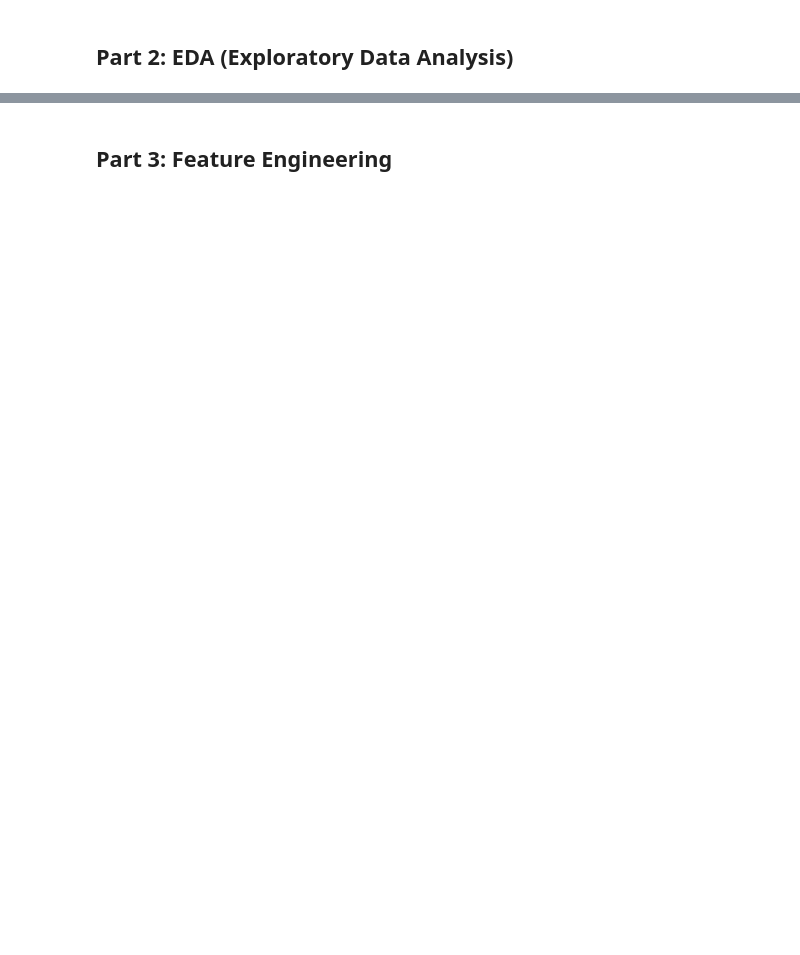
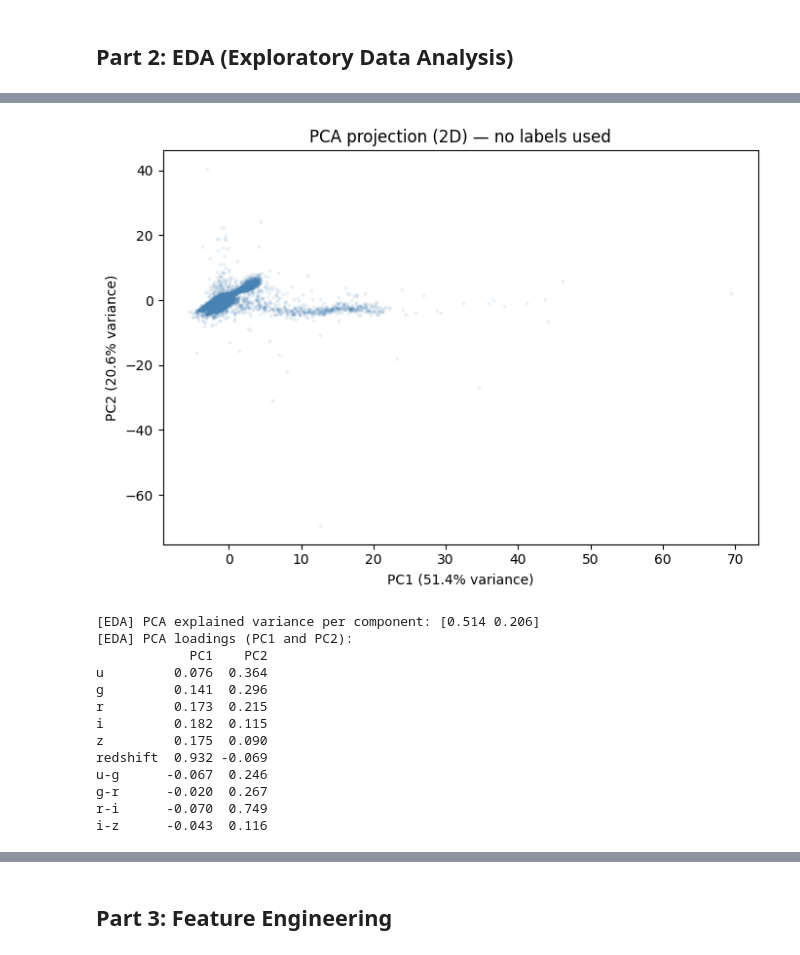
Before and after one commit to DaerenKim/IT1244-Astral-Sentiment-Analysis-Clustering, a Jupyter notebook: astral.ipynb, the cells around one changed output, grey strips where cells are left out. Cells and saved outputs as stored; diff of their text form; code cells hidden in the pictures; blank space fills up the shorter version.

```diff
--- a/astral.ipynb
+++ b/astral.ipynb
@@ -170,0 +196,34 @@ i-z        0.281652  0.252033  -5.64933  11.546050
+# %%
+from sklearn.decomposition import PCA
+from sklearn.preprocessing import RobustScaler
+
+X_scaled_eda = RobustScaler().fit_transform(X_eda)
+pca = PCA(n_components=2)
+X_pca = pca.fit_transform(X_scaled_eda)
+
+plt.figure(figsize=(7, 5))
+plt.scatter(X_pca[:, 0], X_pca[:, 1], alpha=0.08, s=3, color="steelblue")
+plt.xlabel(f"PC1 ({pca.explained_variance_ratio_[0]*100:.1f}% variance)")
+plt.ylabel(f"PC2 ({pca.explained_variance_ratio_[1]*100:.1f}% variance)")
+plt.title("PCA projection (2D) — no labels used")
+plt.tight_layout()
+plt.show()
+
+print("[EDA] PCA explained variance per component:", pca.explained_variance_ratio_.round(3))
+print("[EDA] PCA loadings (PC1 and PC2):")
+print(pd.DataFrame(pca.components_.T, index=X_eda.columns, columns=["PC1", "PC2"]).round(3))
+# %% [output]
+[figure, added]
+[EDA] PCA explained variance per component: [0.514 0.206]
+[EDA] PCA loadings (PC1 and PC2):
+            PC1    PC2
+u         0.076  0.364
+g         0.141  0.296
+r         0.173  0.215
+i         0.182  0.115
+z         0.175  0.090
+redshift  0.932 -0.069
+u-g      -0.067  0.246
+g-r      -0.020  0.267
+r-i      -0.070  0.749
+i-z      -0.043  0.116
```
Also changed, not shown: parts of 36 cells of this notebook.
